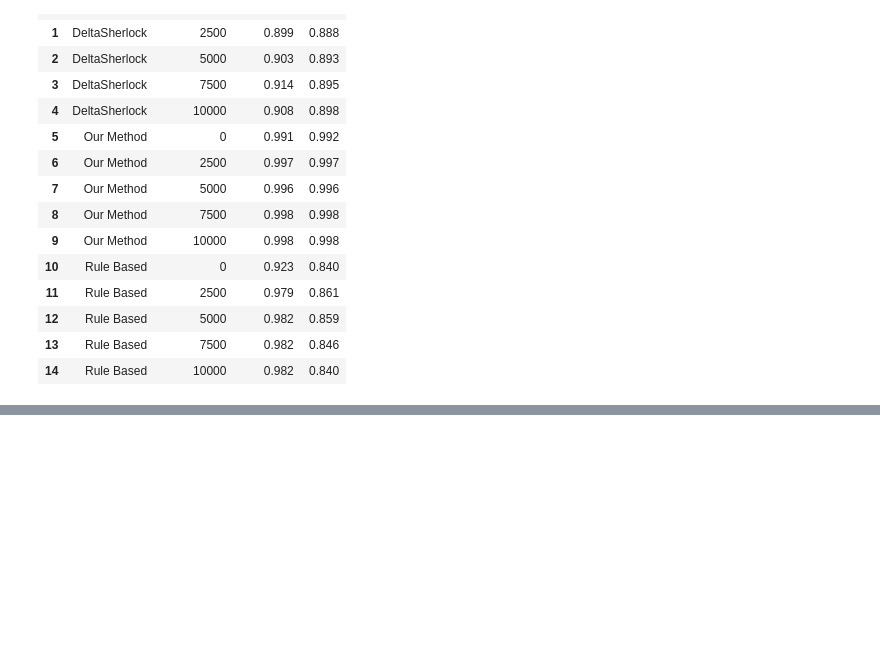
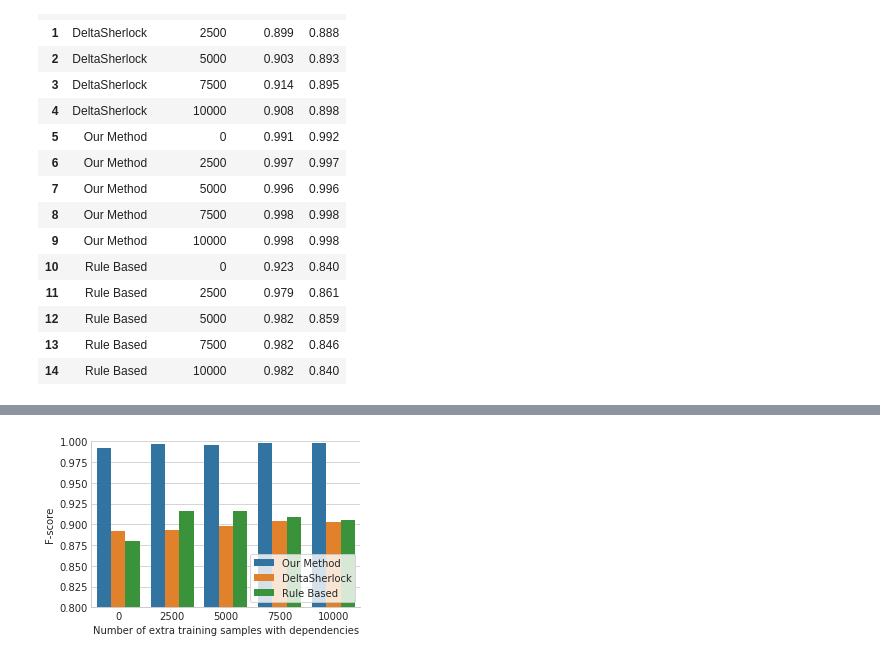
Before and after one commit to deltasherlock/experiments, a Jupyter notebook: plots/plots.ipynb, the cells around one changed output, grey strips where cells are left out. Saved outputs shown, nothing was run; the diff lists cells and outputs as text; code cells hidden in the pictures; blank space fills up the shorter version.

Commit message:
Newer plots

```diff
--- a/plots/plots.ipynb
+++ b/plots/plots.ipynb
@@ -40 +42,11 @@ plt.savefig('/home/ates/prospectus/figures/ds_precision.pdf')
 [figure]
+# %%
+df['F-score'] = 2 * (df['precision'] * df['recall']) / (df['precision'] + df['recall'])
+# %%
+sns.factorplot(data=df, x='dirty_count', hue='method', y='F-score', hue_order=['Our Method', 'DeltaSherlock', 'Rule Based'], kind='bar', legend=False, aspect=1.5, size=3)
+plt.ylim((0.8, 1))
+plt.legend(loc='lower right', frameon=True)
+plt.xlabel('Number of extra training samples with dependencies')
+plt.savefig('/home/ates/deltasherlock/paper/figures/single_label.pdf')
+# %% [output]
+[figure, added]
```
Also changed, not shown: parts of 2 cells of this notebook.
